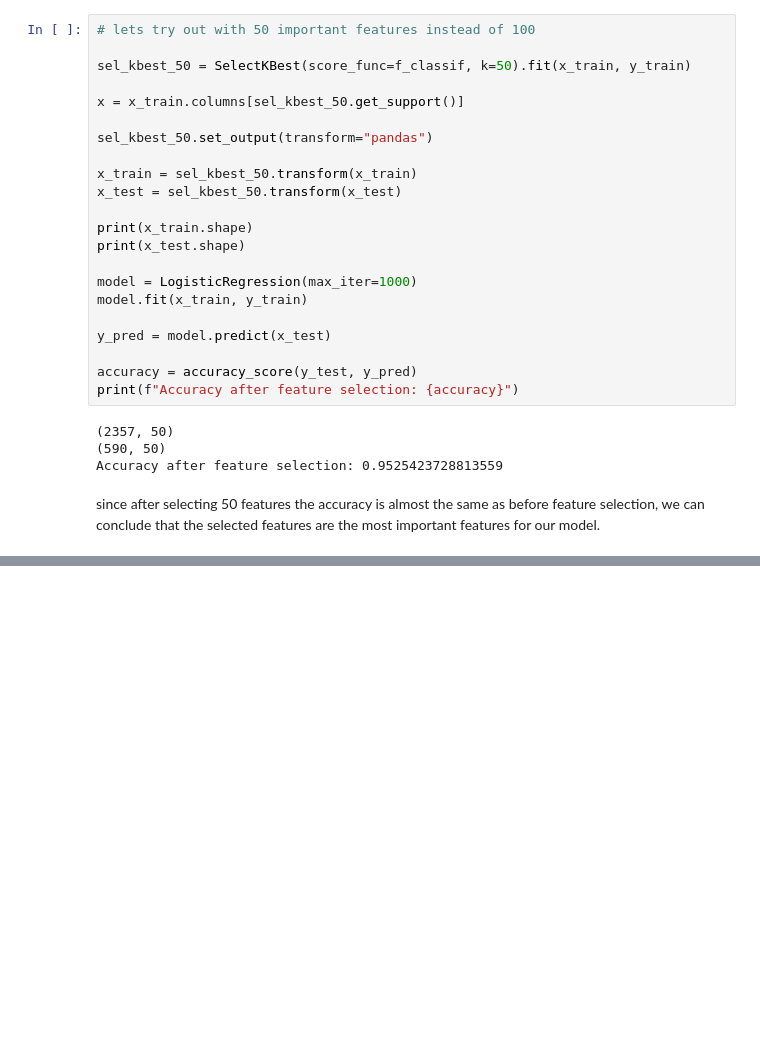
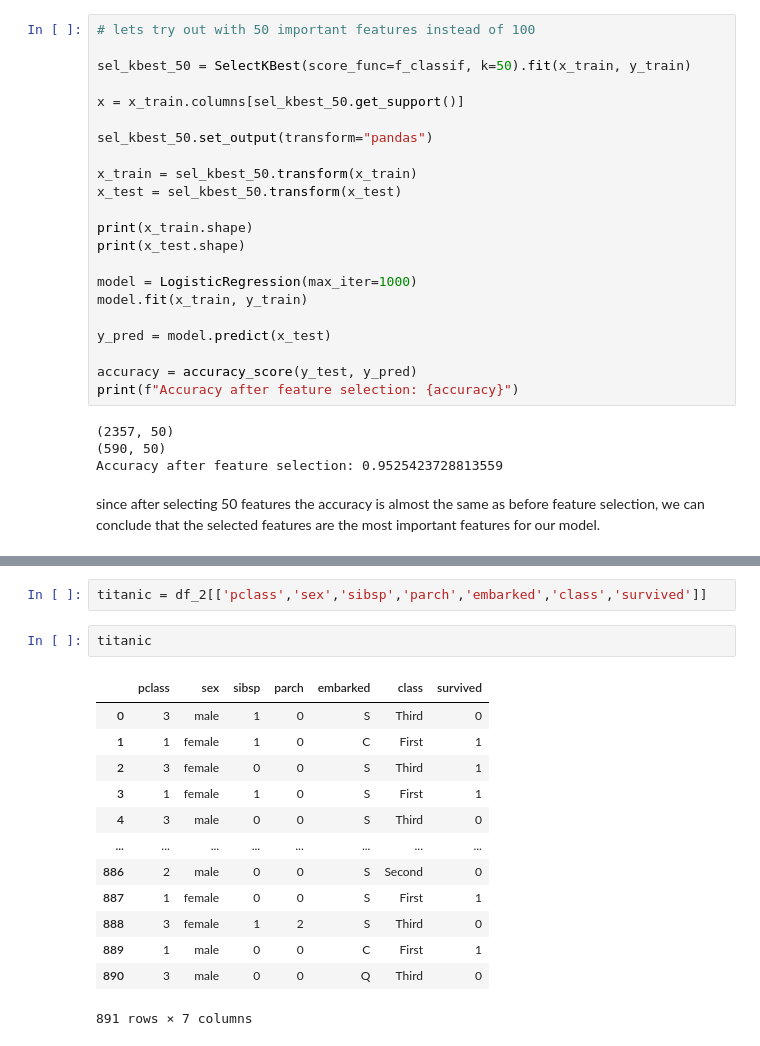
Before and after one commit to DevRitesh08/Machine-Learning-From-Scratch, a Jupyter notebook: Supervised ML/Feature Selection/FS 1.ipynb, the cells around one changed output, grey strips where cells are left out. Drawn from its saved outputs; the diff is of its cells as text; blank space fills up the shorter version.

```diff
--- a/Supervised ML/Feature Selection/FS 1.ipynb
+++ b/Supervised ML/Feature Selection/FS 1.ipynb
@@ -358,0 +375,18 @@ since after selecting 50 features the accuracy is almost the same as before feat
+# %%
+titanic = df_2[['pclass','sex','sibsp','parch','embarked','class','survived']]
+# %%
+titanic
+# %% [output]
+|  | pclass | sex | sibsp | parch | embarked | class | survived |
+| 0 | 3 | male | 1 | 0 | S | Third | 0 |
+| 1 | 1 | female | 1 | 0 | C | First | 1 |
+| 2 | 3 | female | 0 | 0 | S | Third | 1 |
+| 3 | 1 | female | 1 | 0 | S | First | 1 |
+| 4 | 3 | male | 0 | 0 | S | Third | 0 |
+| ... | ... | ... | ... | ... | ... | ... | ... |
+| 886 | 2 | male | 0 | 0 | S | Second | 0 |
+| 887 | 1 | female | 0 | 0 | S | First | 1 |
+| 888 | 3 | female | 1 | 2 | S | Third | 0 |
+| 889 | 1 | male | 0 | 0 | C | First | 1 |
+| 890 | 3 | male | 0 | 0 | Q | Third | 0 |
+891 rows × 7 columns
```
Also changed, not shown: parts of 8 cells of this notebook.
